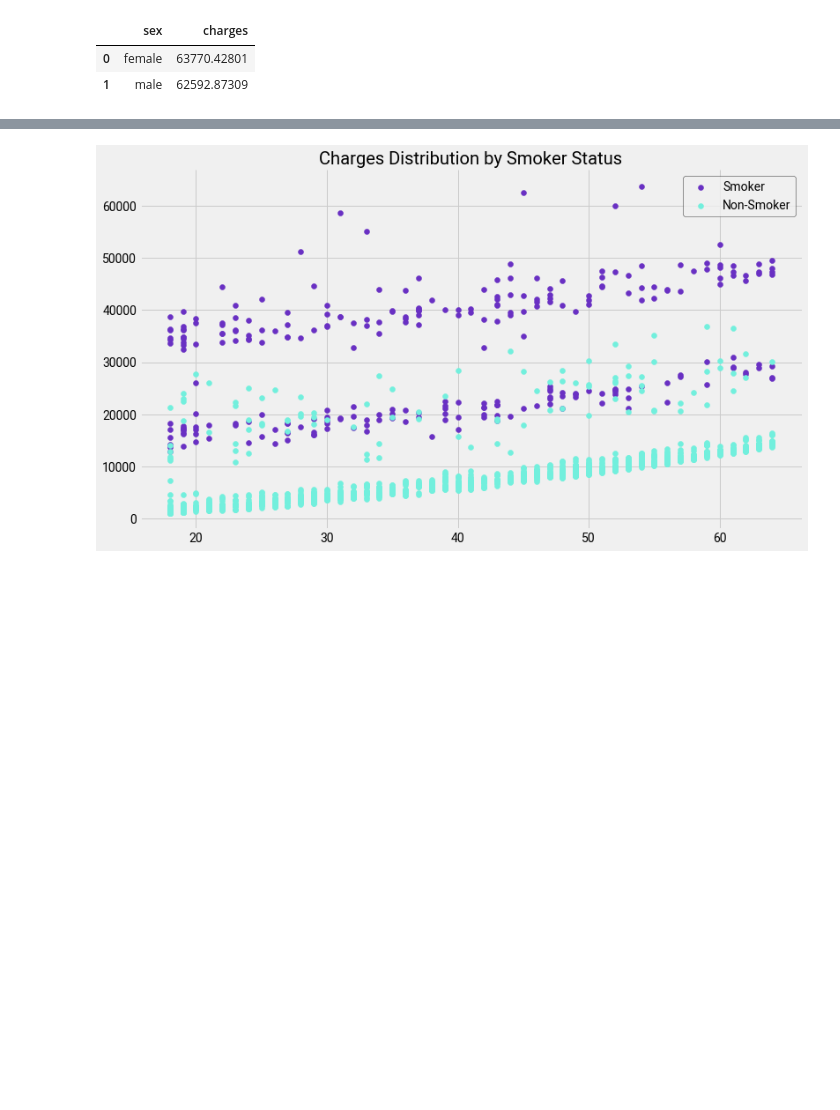
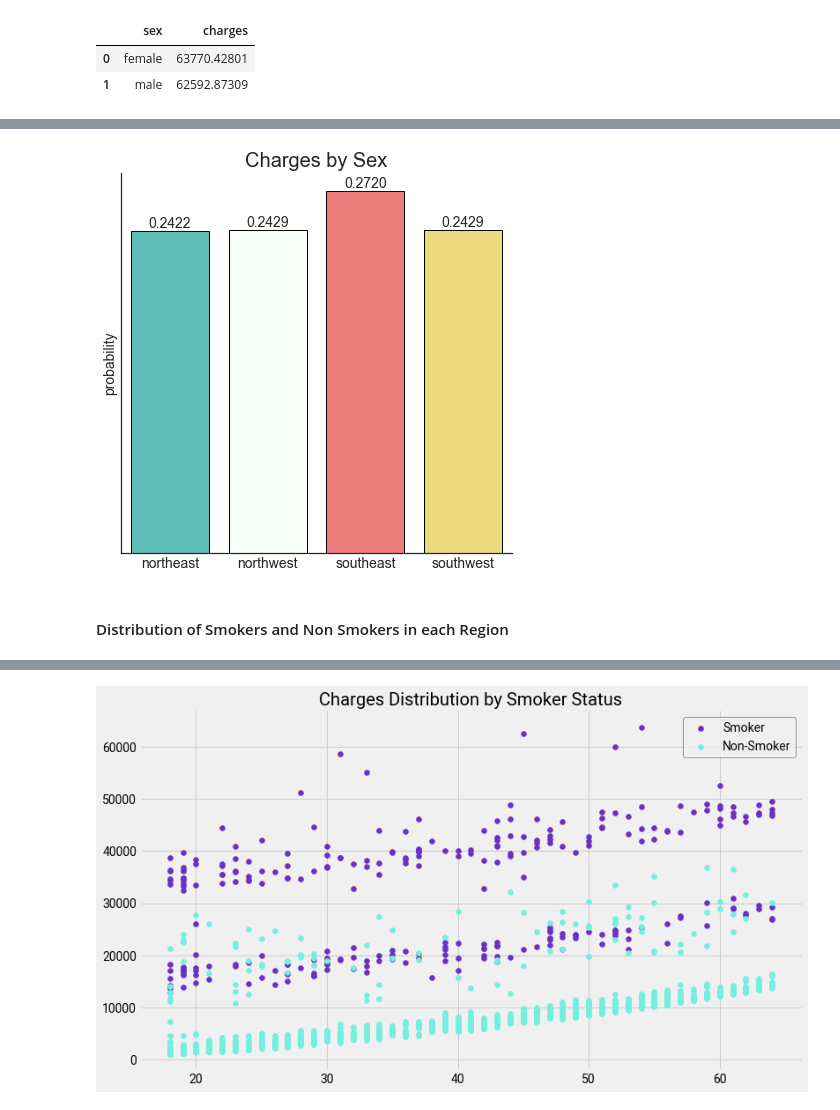
Before and after one commit to dwipaalfarisi/ads-projects, a Jupyter notebook: probability/test-plot.ipynb, the cells around one changed output, grey strips where cells are left out. Saved outputs shown, nothing was run; the diff lists cells and outputs as text; code cells hidden in the pictures; blank space fills up the shorter version.

```diff
--- a/probability/test-plot.ipynb
+++ b/probability/test-plot.ipynb
@@ -526,0 +545,10 @@ with plt.style.context(seaborn):
+# %%
+# get charges by region
+charges_region = (insurance_data.groupby(
+    ['region']
+    )['charges']
+    ).count().reset_index()
+
+# get probability for each region charges
+charges_region['probability'] = charges_region['charges']/charges_region['charges'].sum()
+charges_region
@@ -526,0 +561,28 @@ with plt.style.context(seaborn):
+# %%
+with plt.style.context(seaborn):
+    fig, ax = plt.subplots(figsize=(7, 7))
+    kwargs = {'edgecolor':'black', 'linewidth':1}
+    region_pal = {'northeast': '#4ecdc4','northwest': '#f7fff7', 'southeast': '#ff6b6b', 'southwest': '#ffe66d'}
+
+    sns.barplot(
+        ax=ax,
+        data=charges_region,
+        x="region",
+        y="probability",
+        palette=region_pal,
+        **kwargs
+        )
+    ax.set_title('Charges by Sex', fontsize=20)
+    ax.set(xlabel=None)
+    ax.xaxis.set_tick_params(labelsize=14)
+    ax.yaxis.label.set_size(14)
+    ax.yaxis.set_major_locator(plt.NullLocator()) # Remove Y-Axis Ticks
+
+    ax.bar_label(ax.containers[0], fontsize=14, fmt='%.4f')
+
+
+    plt.show();
+# %% [output]
+[figure, added]
+# %% [markdown]
+#### Distribution of Smokers and Non Smokers in each Region
```
Also changed, not shown: parts of 23 cells of this notebook.
